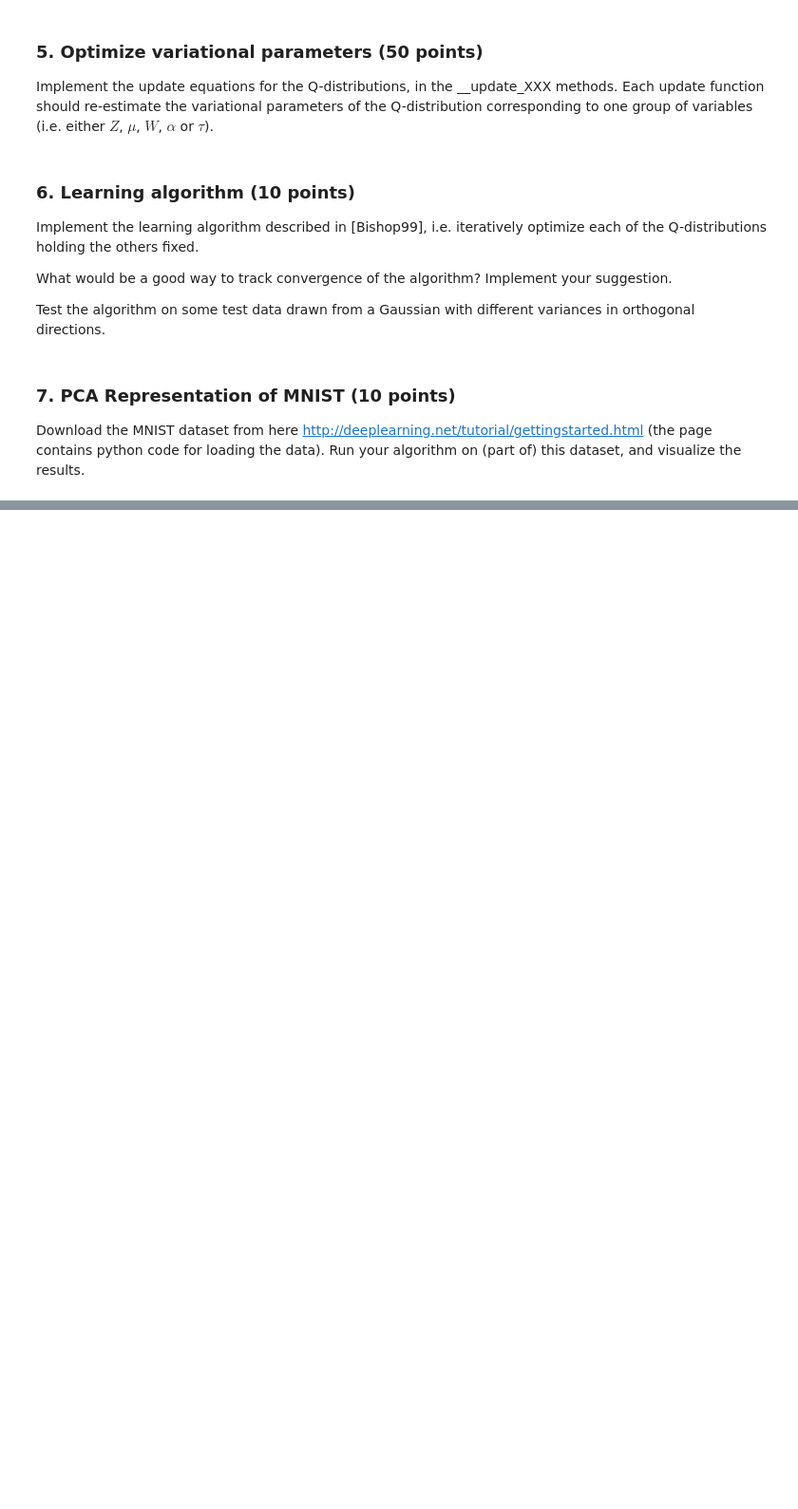
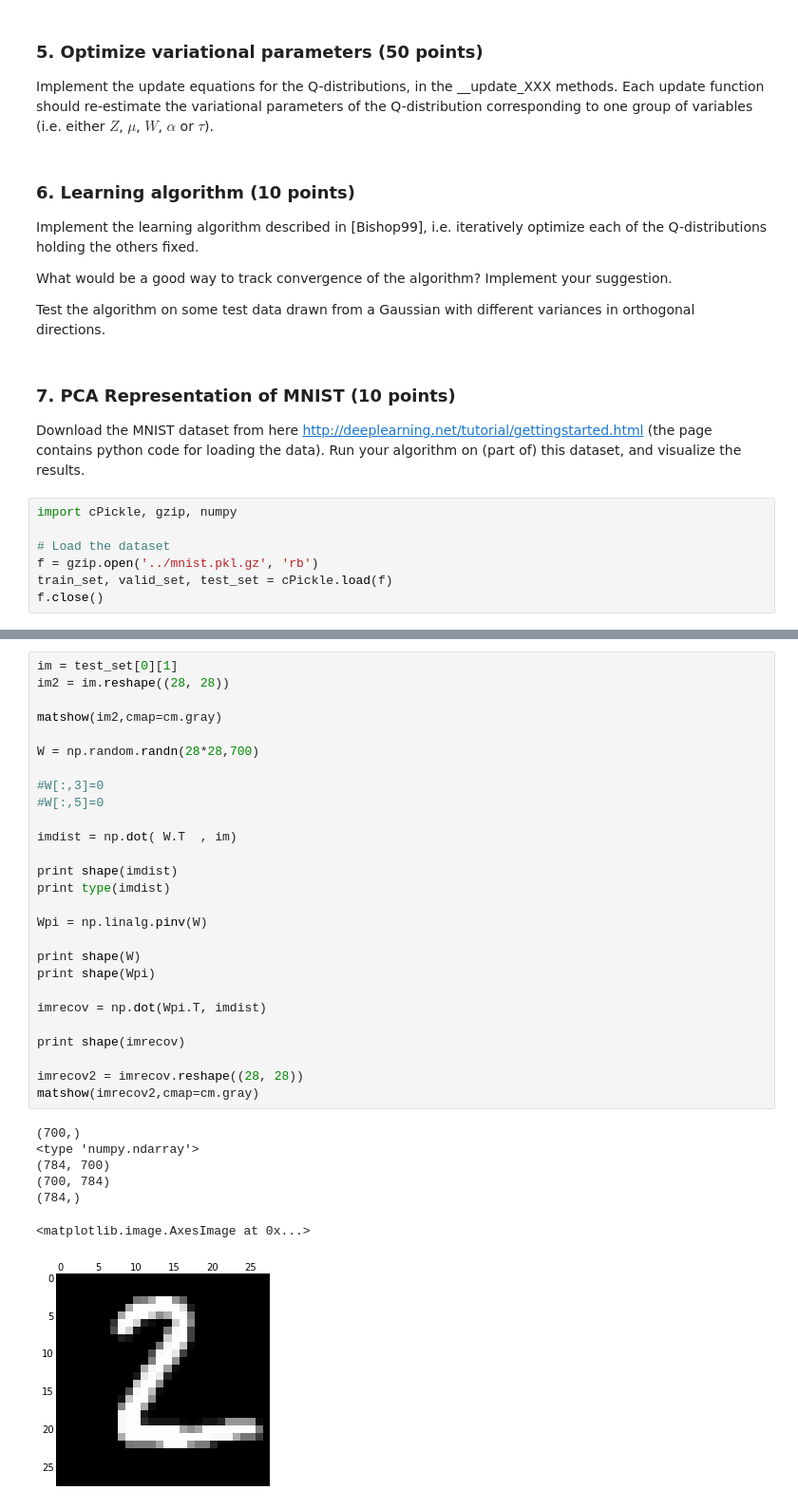
Before and after one commit to stablum/mlpm, a Jupyter notebook: 3/lab03draft-agnes.ipynb, the cells around one changed output, grey strips where cells are left out. Shown at 95% size. Saved outputs shown, nothing was run; the diff lists cells and outputs as text; blank space fills up the shorter version.

Commit message:
plot handwritten data

```diff
--- a/3/lab03draft-agnes.ipynb
+++ b/3/lab03draft-agnes.ipynb
@@ -739,3 +739,10 @@ Test the algorithm on some test data drawn from a Gaussian with different varian
 ### 7. PCA Representation of MNIST (10 points)
 
 Download the MNIST dataset from here http://deeplearning.net/tutorial/gettingstarted.html (the page contains python code for loading the data). Run your algorithm on (part of) this dataset, and visualize the results.
+# %%
+import cPickle, gzip, numpy
+
+# Load the dataset
+f = gzip.open('../mnist.pkl.gz', 'rb')
+train_set, valid_set, test_set = cPickle.load(f)
+f.close()
@@ -741,0 +764,35 @@ Download the MNIST dataset from here http://deeplearning.net/tutorial/gettingsta
+# %%
+im = test_set[0][1]
+im2 = im.reshape((28, 28))
+
+matshow(im2,cmap=cm.gray)
+
+W = np.random.randn(28*28,700)
+
+#W[:,3]=0
+#W[:,5]=0
+
+imdist = np.dot( W.T  , im)
+
+print shape(imdist)
+print type(imdist)
+
+Wpi = np.linalg.pinv(W)
+
+print shape(W)
+print shape(Wpi)
+
+imrecov = np.dot(Wpi.T, imdist)
+
+print shape(imrecov)
+
+imrecov2 = imrecov.reshape((28, 28))
+matshow(imrecov2,cmap=cm.gray)
+# %% [output]
+(700,)
+<type 'numpy.ndarray'>
+(784, 700)
+(700, 784)
+(784,)
+<matplotlib.image.AxesImage at 0x...>
+[figure, added]
```
Also changed, not shown: parts of 3 cells of this notebook, 1 other file.
